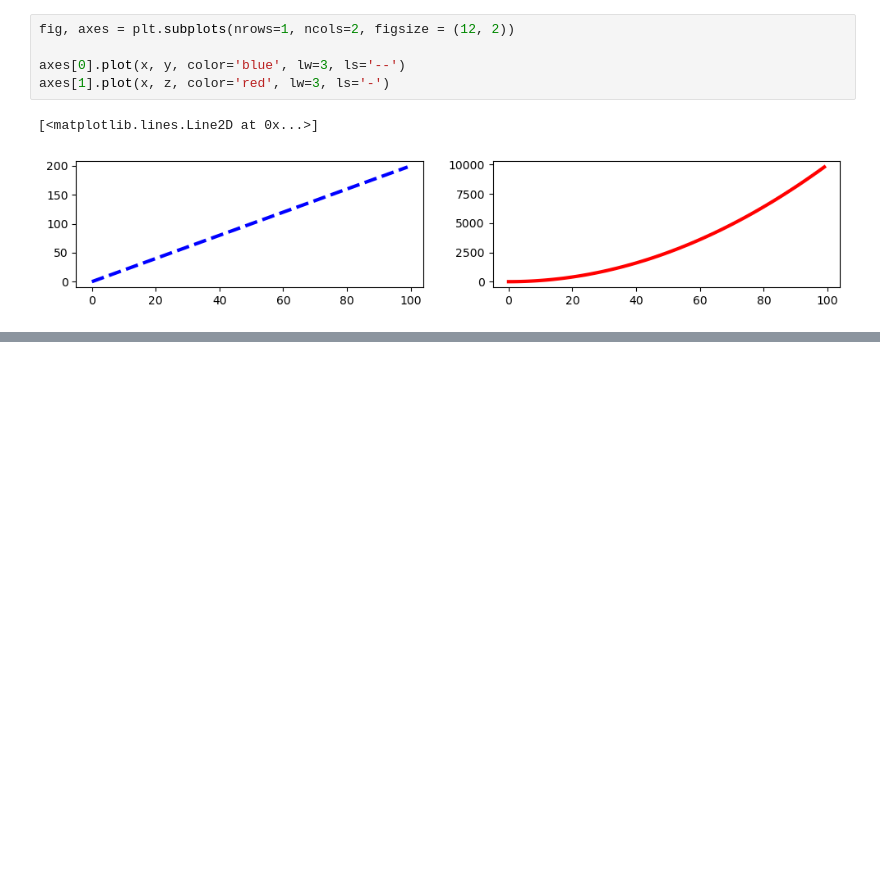
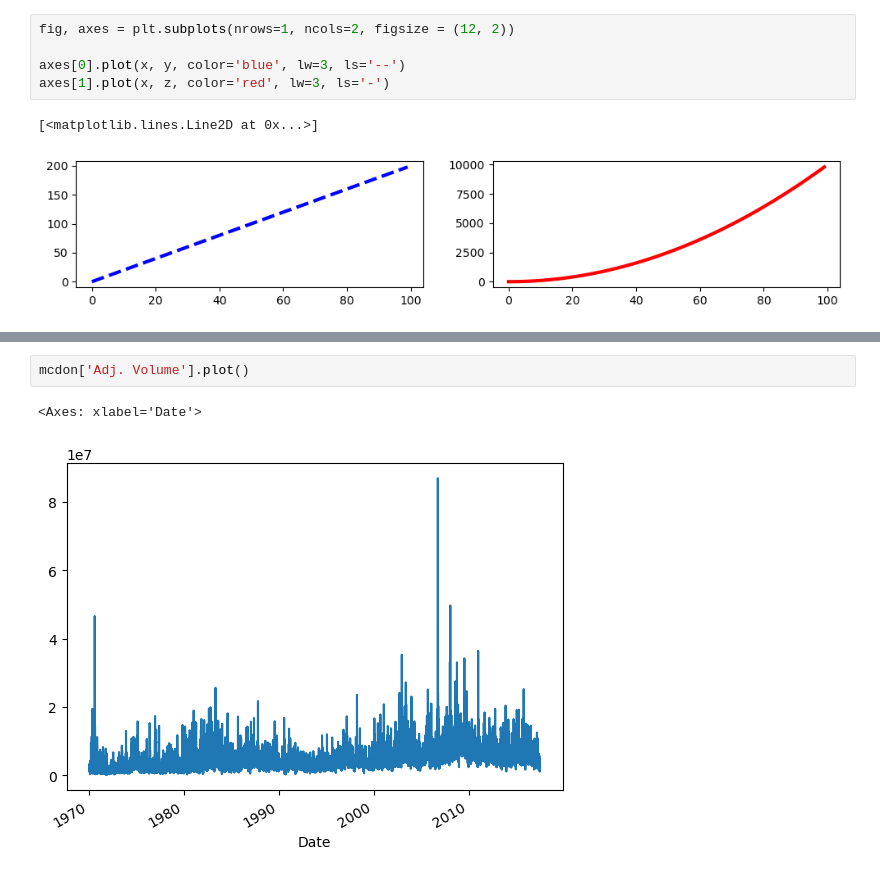
Before and after one commit to myk-francis/python-challenges-scripts, a Jupyter notebook: matplotlib/Basics.ipynb, the cells around one changed output, grey strips where cells are left out. Drawn from its saved outputs; the diff is of its cells as text; blank space fills up the shorter version.

```diff
--- a/matplotlib/Basics.ipynb
+++ b/matplotlib/Basics.ipynb
@@ -95,0 +114,5 @@ axes[1].plot(x, z, color='red', lw=3, ls='-')
+# %%
+mcdon['Adj. Volume'].plot()
+# %% [output]
+<Axes: xlabel='Date'>
+[figure, added]
```
Also changed, not shown: parts of 3 cells of this notebook.
